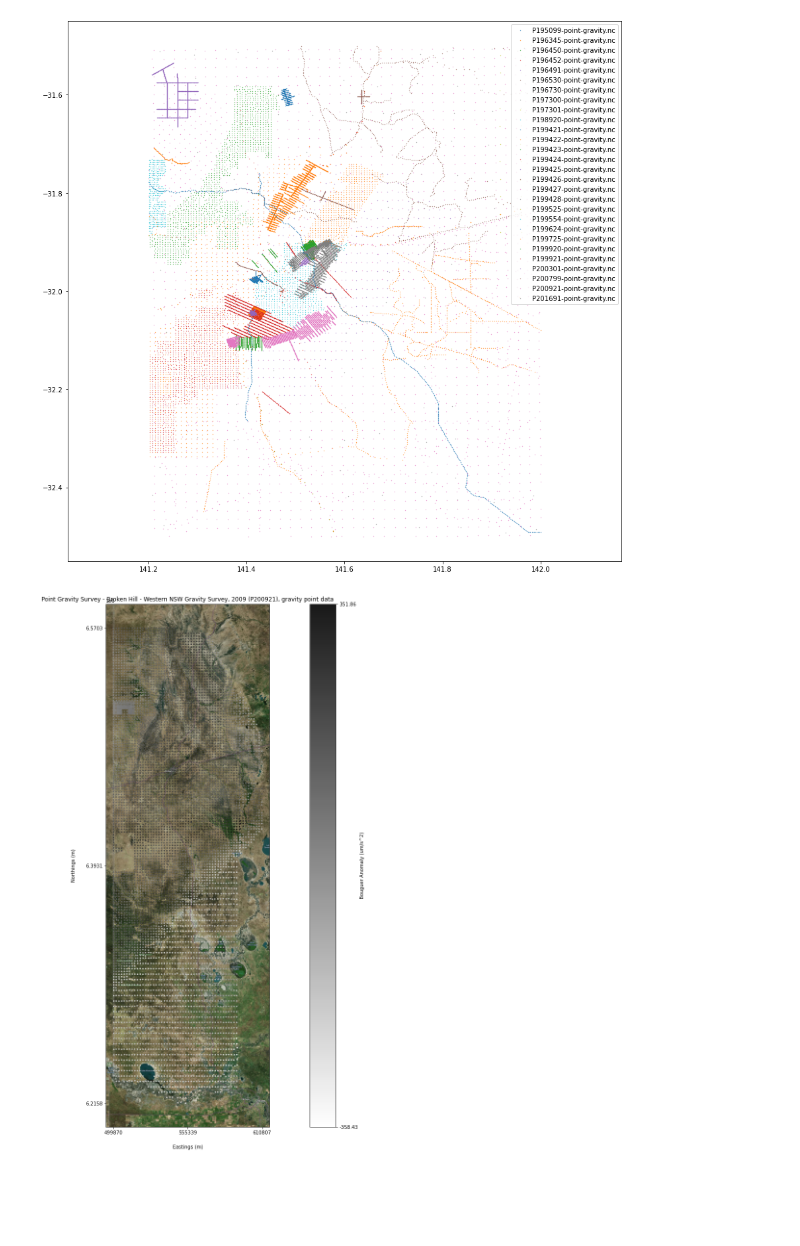
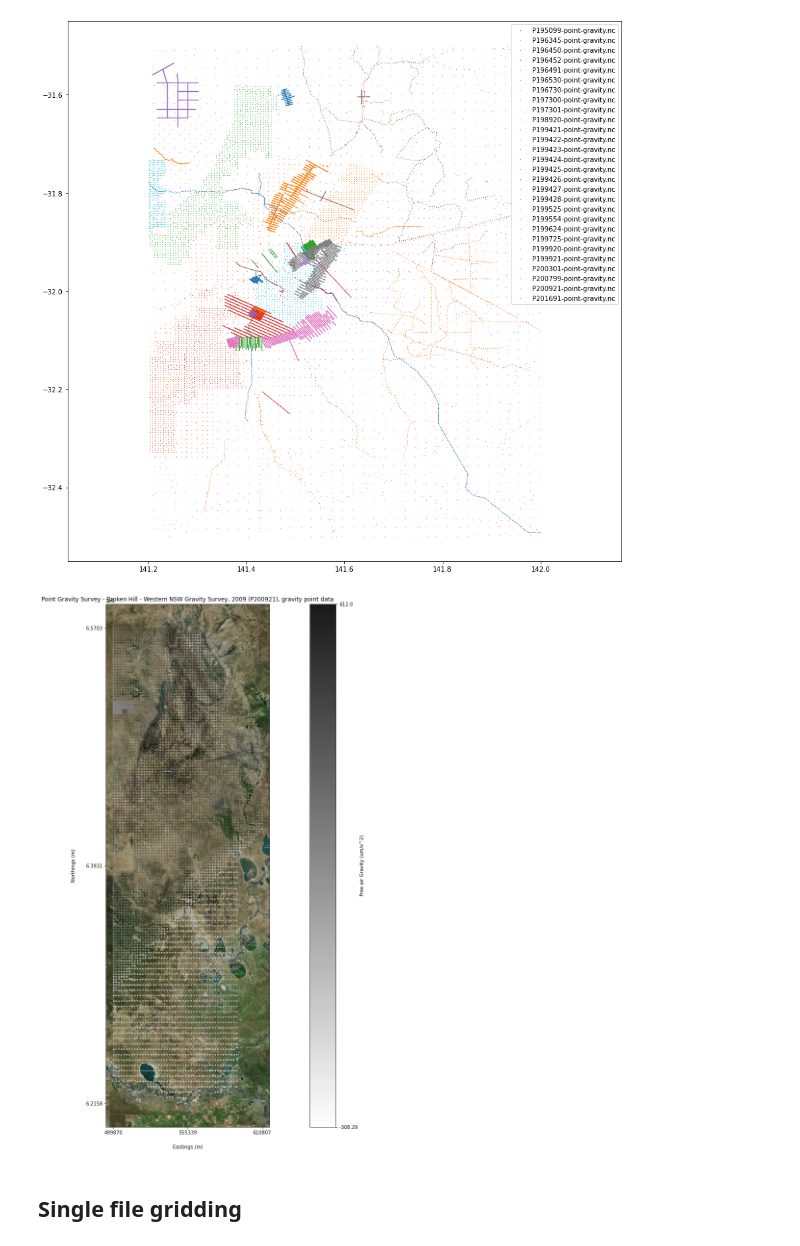
Before and after one commit to LSgeo/SRvey, a Jupyter notebook: download_and_grid.ipynb, the cells around one changed output. Drawn from its saved outputs; the diff is of its cells as text; code cells hidden in the pictures; blank space fills up the shorter version.

```diff
--- a/download_and_grid.ipynb
+++ b/download_and_grid.ipynb
@@ -199,9 +226,13 @@ def dataset_value_generator(
 # %%
 # Retrieve all points in bounding box from NetCDF files in UTM projection
 # Lines will be filtered to exclude tielines by using "flight_lines_only=True"
-grid_var = "bouguer"
-dataset_values = {dataset: dataset_value_dict
-                  for dataset, dataset_value_dict in dataset_value_generator([grid_var, 'gridflag'], files, GDA94_bounds)}
+grid_var = "freeair"
+dataset_values = {
+    dataset: dataset_value_dict
+    for dataset, dataset_value_dict in dataset_value_generator(
+        [grid_var, "gridflag"], files, GDA94_bounds
+    )
+}
 # %% [output]
 0/1790 points found in bounding box for C:\Luke\data\pooch\P198410-point-gravity.nc
 182/182 points found in bounding box for C:\Luke\data\pooch\P200301-point-gravity.nc
@@ -240,10 +277,12 @@ plt.axis("equal")
 (141.1601861, 142.0399859, -32.5499654, -31.450176600000002)
 [figure]
 # %%
-nc = doggo.fetch('P200921-point-gravity.nc')
-plot_survey_points(nc, "bouguer")
+nc = doggo.fetch("P200921-point-gravity.nc")
+plot_survey_points(nc, grid_var)
 # %% [output]
-[figure, old version]
+[figure, new version]
+# %% [markdown]
+## Single file gridding
 # %%
 import pandas as pd
 
```
Also changed, not shown: parts of 13 cells of this notebook.
